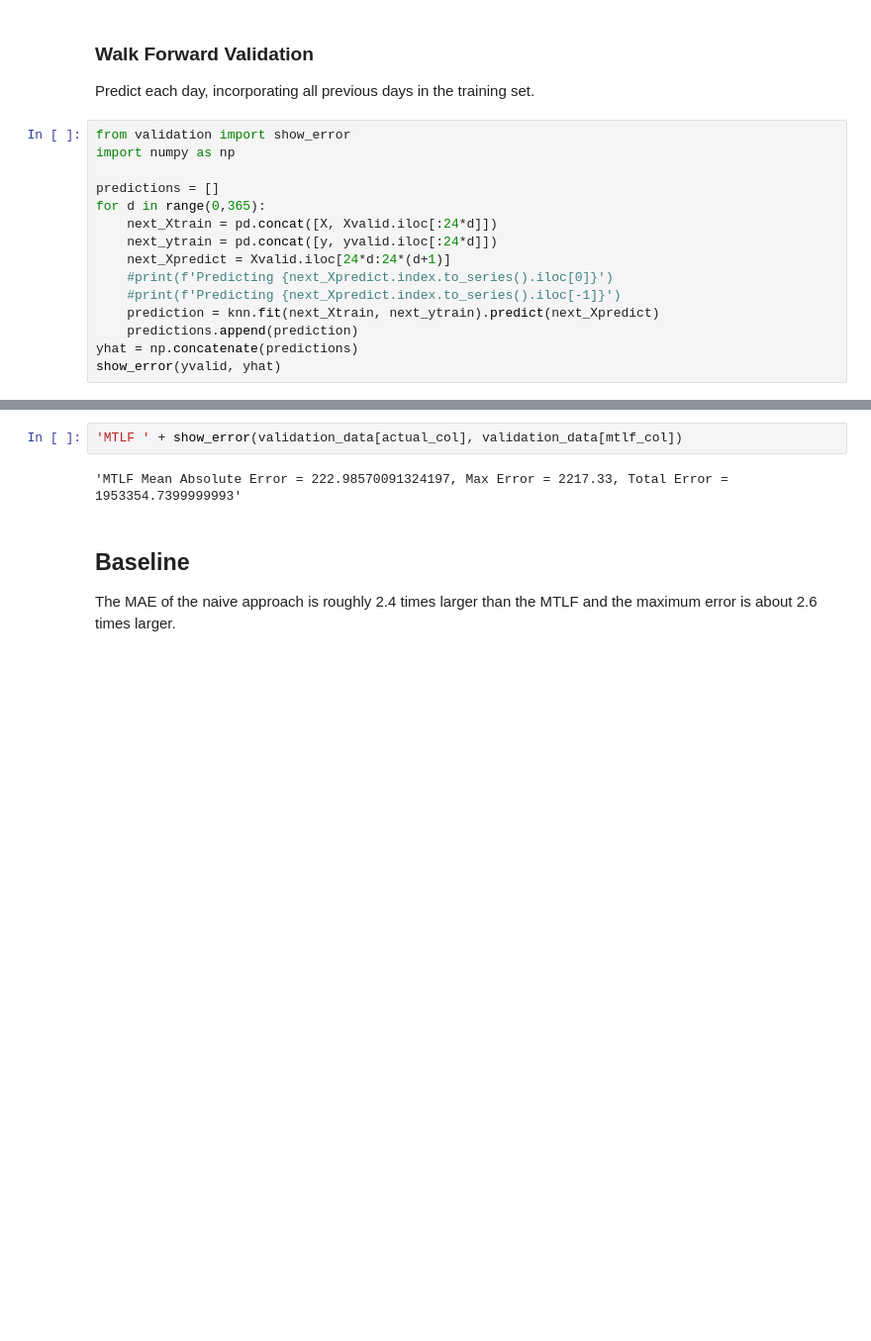
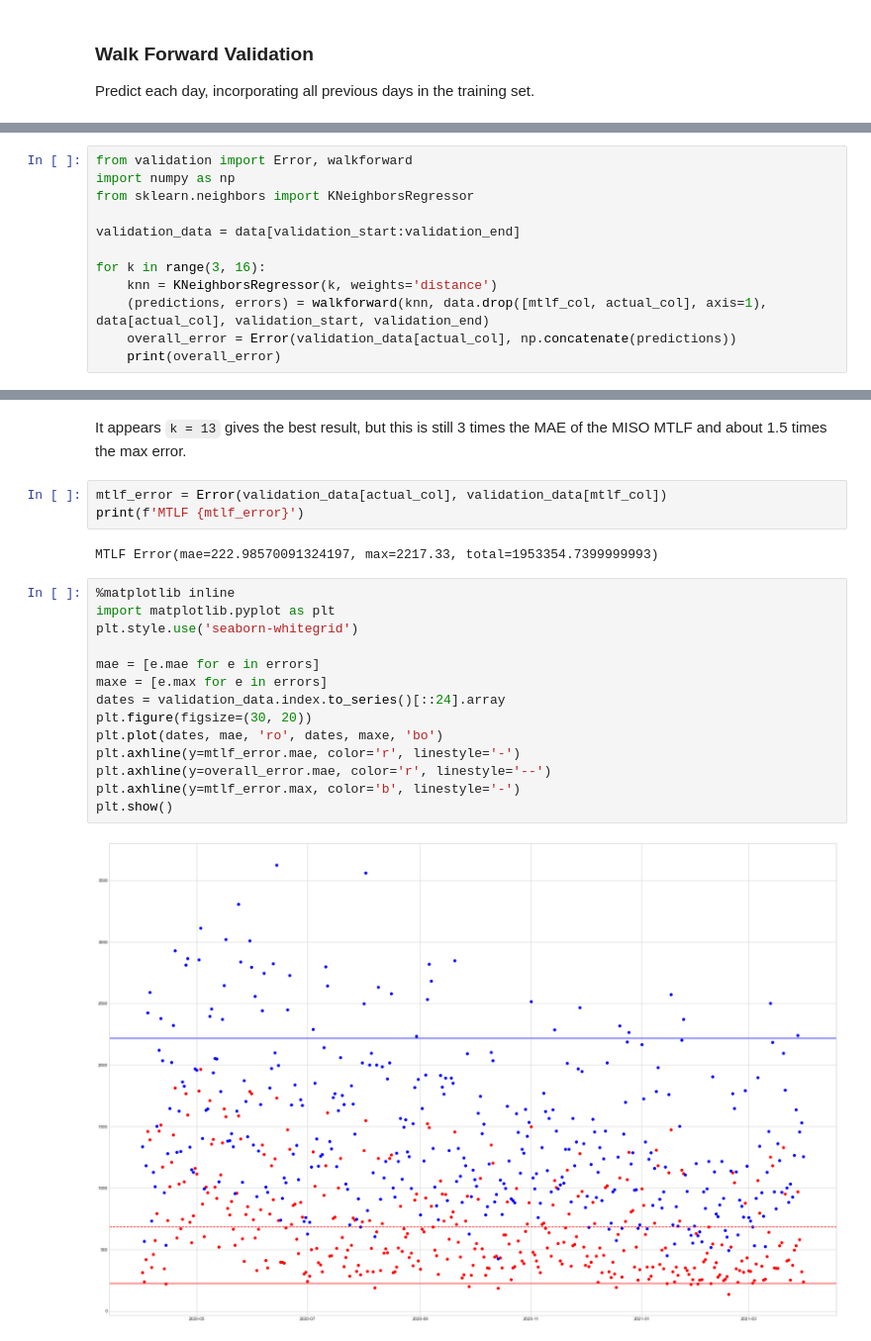
Before and after one commit to caindy/mml, a Jupyter notebook: 02_testing.ipynb, the cells around one changed output, grey strips where cells are left out. Shown at 99% size. Cells and saved outputs as stored; diff of their text form; blank space fills up the shorter version.

```diff
--- a/02_testing.ipynb
+++ b/02_testing.ipynb
@@ -73,18 +64,3 @@ yhat = knn.fit(X, y).predict(Xvalid)
 ### Walk Forward Validation
 
 Predict each day, incorporating all previous days in the training set.
-# %%
-from validation import show_error
-import numpy as np
-
-predictions = []
-for d in range(0,365):
-    next_Xtrain = pd.concat([X, Xvalid.iloc[:24*d]])
-    next_ytrain = pd.concat([y, yvalid.iloc[:24*d]])
-    next_Xpredict = Xvalid.iloc[24*d:24*(d+1)]
-    #print(f'Predicting {next_Xpredict.index.to_series().iloc[0]}')
-    #print(f'Predicting {next_Xpredict.index.to_series().iloc[-1]}')
-    prediction = knn.fit(next_Xtrain, next_ytrain).predict(next_Xpredict)
-    predictions.append(prediction)
-yhat = np.concatenate(predictions)
-show_error(yvalid, yhat)
@@ -92,0 +67,12 @@ show_error(yvalid, yhat)
+# %%
+from validation import Error, walkforward
+import numpy as np
+from sklearn.neighbors import KNeighborsRegressor
+
+validation_data = data[validation_start:validation_end]
+
+for k in range(3, 16):
+    knn = KNeighborsRegressor(k, weights='distance')
+    (predictions, errors) = walkforward(knn, data.drop([mtlf_col, actual_col], axis=1), data[actual_col], validation_start, validation_end)
+    overall_error = Error(validation_data[actual_col], np.concatenate(predictions))
+    print(overall_error)
@@ -93,8 +93,23 @@ show_error(yvalid, yhat)
+# %% [markdown]
+It appears `k = 13` gives the best result, but this is still 3 times the MAE of the MISO MTLF and about 1.5 times the max error.
 # %%
-'MTLF ' + show_error(validation_data[actual_col], validation_data[mtlf_col])
+mtlf_error = Error(validation_data[actual_col], validation_data[mtlf_col])
+print(f'MTLF {mtlf_error}')
 # %% [output]
-'MTLF Mean Absolute Error = 222.98570091324197, Max Error = 2217.33, Total Error = 1953354.7399999993'
+MTLF Error(mae=222.98570091324197, max=2217.33, total=1953354.7399999993)
-# %% [markdown]
-## Baseline
-
-The MAE of the naive approach is roughly 2.4 times larger than the MTLF and the maximum error is about 2.6 times larger.
+# %%
+%matplotlib inline
+import matplotlib.pyplot as plt
+plt.style.use('seaborn-whitegrid')
+
+mae = [e.mae for e in errors]
+maxe = [e.max for e in errors]
+dates = validation_data.index.to_series()[::24].array
+plt.figure(figsize=(30, 20))
+plt.plot(dates, mae, 'ro', dates, maxe, 'bo')
+plt.axhline(y=mtlf_error.mae, color='r', linestyle='-')
+plt.axhline(y=overall_error.mae, color='r', linestyle='--')
+plt.axhline(y=mtlf_error.max, color='b', linestyle='-')
+plt.show()
+# %% [output]
+[figure, added]
```
Also changed, not shown: parts of 7 cells of this notebook, 1 other file.
